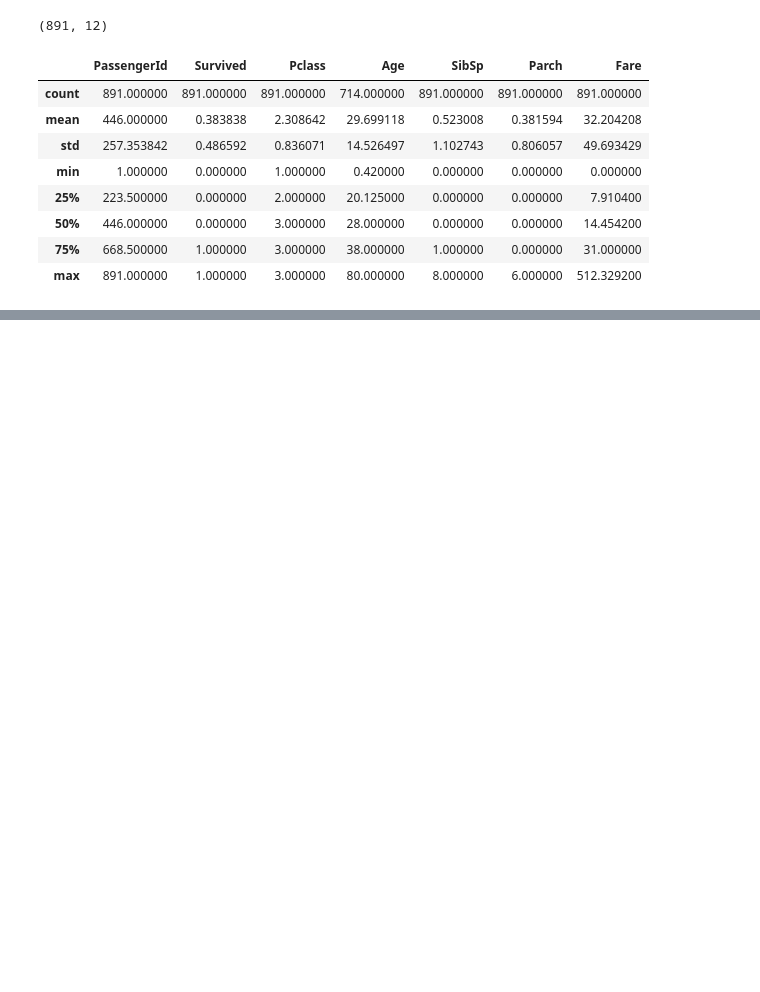
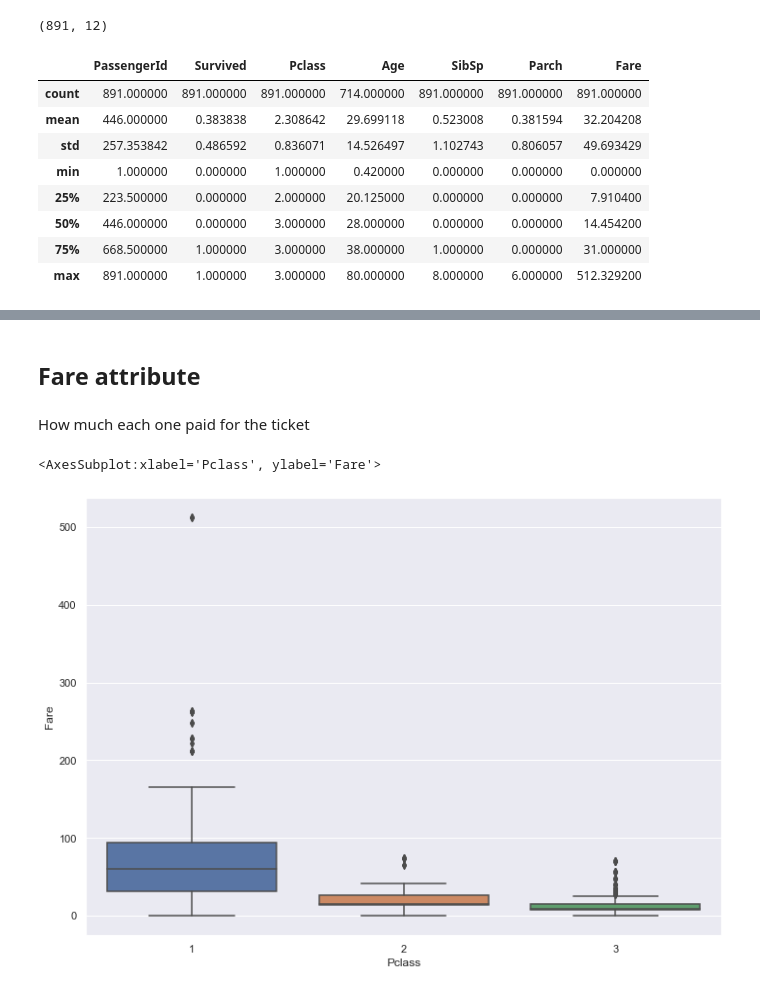
Before and after one commit to johnnyloreano/titanic, a Jupyter notebook: Untitled.ipynb, the cells around one changed output, grey strips where cells are left out. Saved outputs shown, nothing was run; the diff lists cells and outputs as text; code cells hidden in the pictures; blank space fills up the shorter version.

```diff
--- a/Untitled.ipynb
+++ b/Untitled.ipynb
@@ -104,0 +141,9 @@ array([<matplotlib.axes._subplots.AxesSubplot object at 0x...>,
+# %% [markdown]
+## Fare attribute
+# %% [markdown]
+How much each one paid for the ticket
+# %%
+sns.boxplot(x = 'Pclass', y = 'Fare', data = dataset, showfliers = True)
+# %% [output]
+<AxesSubplot:xlabel='Pclass', ylabel='Fare'>
+[figure, added]
```
Also changed, not shown: parts of 21 cells of this notebook.
